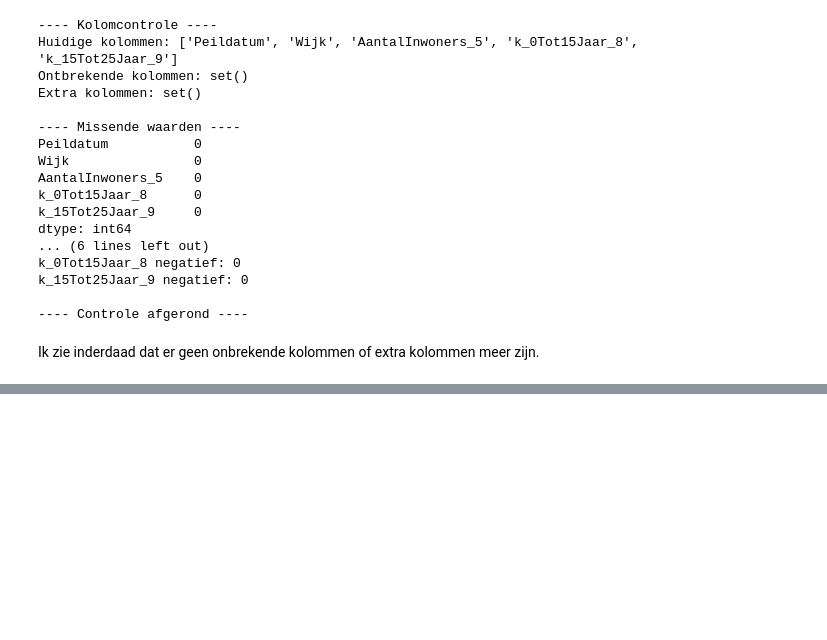
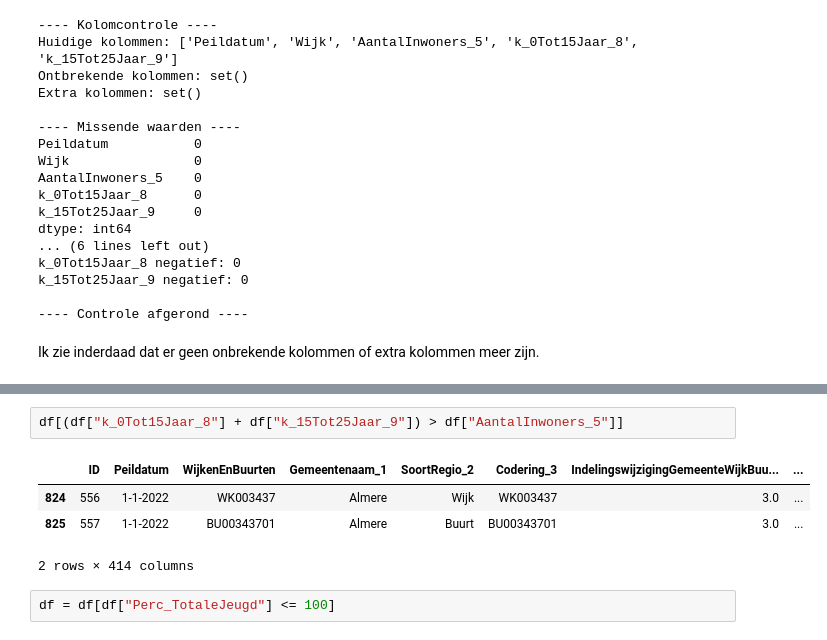
Before and after one commit to Ismael-991/almere-jeugd-voorspelling, a Jupyter notebook: notebooks/individual/Wail_notebook.ipynb, the cells around one changed output, grey strips where cells are left out. Saved outputs shown, nothing was run; the diff lists cells and outputs as text; blank space fills up the shorter version.

```diff
--- a/notebooks/individual/Wail_notebook.ipynb
+++ b/notebooks/individual/Wail_notebook.ipynb
@@ -407,0 +447,9 @@ Ik zie inderdaad dat er geen onbrekende kolommen of extra kolommen meer zijn.
+# %%
+df[(df["k_0Tot15Jaar_8"] + df["k_15Tot25Jaar_9"]) > df["AantalInwoners_5"]]
+# %% [output]
+|  | ID | Peildatum | WijkenEnBuurten | Gemeentenaam_1 | SoortRegio_2 | Codering_3 | IndelingswijzigingGemeenteWijkBuu... | ... |
+| 824 | 556 | 1-1-2022 | WK003437 | Almere | Wijk | WK003437 | 3.0 | ... |
+| 825 | 557 | 1-1-2022 | BU00343701 | Almere | Buurt | BU00343701 | 3.0 | ... |
+2 rows × 414 columns
+# %%
+df = df[df["Perc_TotaleJeugd"] <= 100]
```
Also changed, not shown: parts of 14 cells of this notebook.
